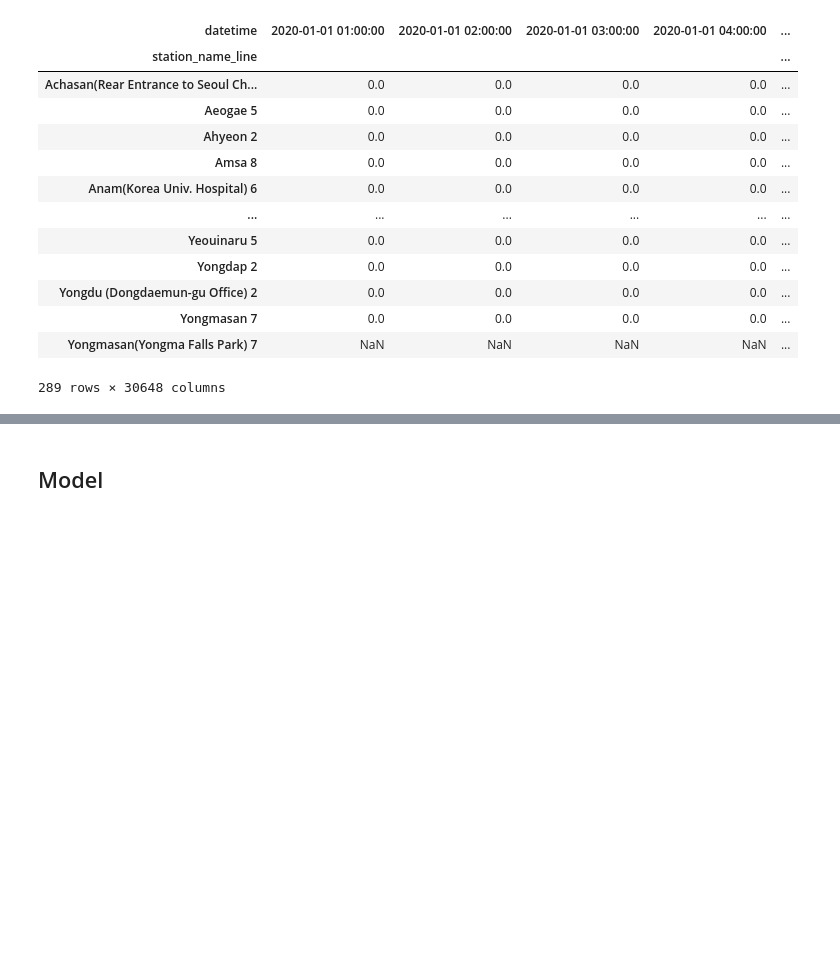
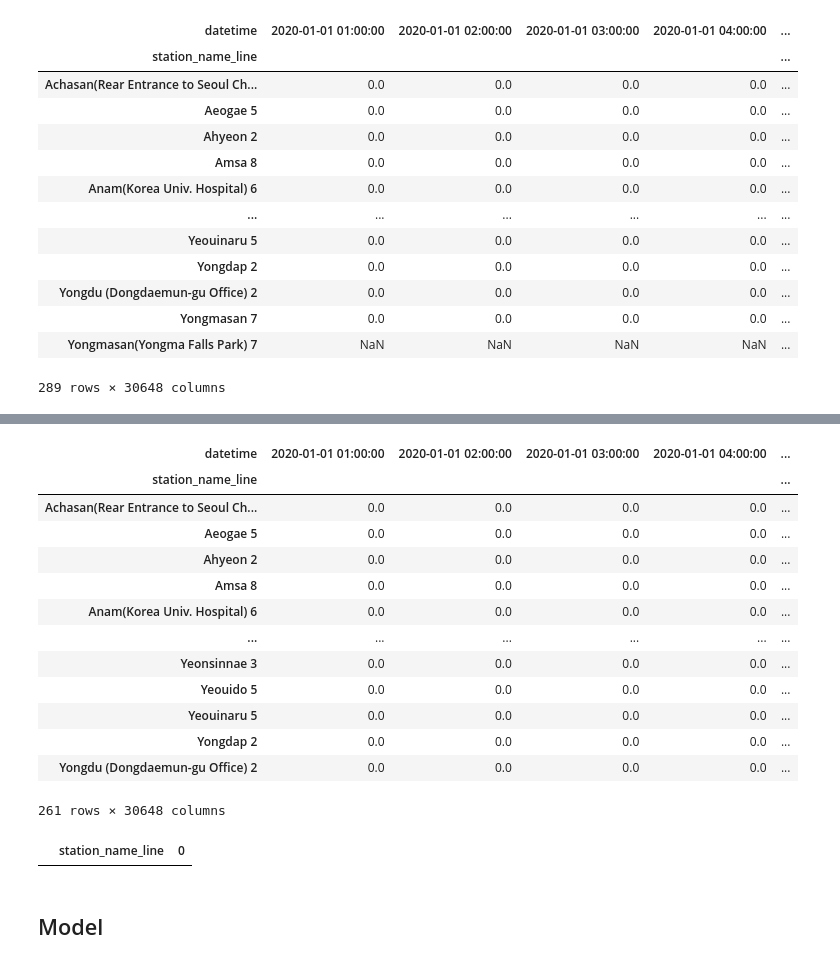
Before and after one commit to Arizona3000/metro_seoul, a Jupyter notebook: notebooks/lstm_model.ipynb, the cells around one changed output, grey strips where cells are left out. Saved outputs shown, nothing was run; the diff lists cells and outputs as text; code cells hidden in the pictures; blank space fills up the shorter version.

Commit message:
lstm_notebook

```diff
--- a/notebooks/lstm_model.ipynb
+++ b/notebooks/lstm_model.ipynb
@@ -116,4 +74,4 @@ df_lstm_exit
 | Yongmasan(Yongma Falls Park) 7 | NaN | NaN | NaN | NaN | ... |
 289 rows × 30648 columns
 # %%
-df_lstm_exit_p = df_lstm_exit.T
+df_lstm_exit_T = df_lstm_exit.T
@@ -170,3 +95,33 @@ df_lstm_exit.fillna(0)
+# %%
+for column in df_lstm_exit_T.columns:
+    if df_lstm_exit_T[column].isna().sum() > 0:
+        df_lstm_exit_T.drop(columns=column, inplace=True)
+    else:
+        pass
+# %%
+final_lstm_df_exit = df_lstm_exit_T.T
+# %%
+final_lstm_df_exit
+# %% [output]
+| datetime | 2020-01-01 01:00:00 | 2020-01-01 02:00:00 | 2020-01-01 03:00:00 | 2020-01-01 04:00:00 | ... |
+| station_name_line |  |  |  |  | ... |
+| Achasan(Rear Entrance to Seoul Ch... | 0.0 | 0.0 | 0.0 | 0.0 | ... |
+| Aeogae 5 | 0.0 | 0.0 | 0.0 | 0.0 | ... |
+| Ahyeon 2 | 0.0 | 0.0 | 0.0 | 0.0 | ... |
+| Amsa 8 | 0.0 | 0.0 | 0.0 | 0.0 | ... |
+| Anam(Korea Univ. Hospital) 6 | 0.0 | 0.0 | 0.0 | 0.0 | ... |
+| ... | ... | ... | ... | ... | ... |
+| Yeonsinnae 3 | 0.0 | 0.0 | 0.0 | 0.0 | ... |
+| Yeouido 5 | 0.0 | 0.0 | 0.0 | 0.0 | ... |
+| Yeouinaru 5 | 0.0 | 0.0 | 0.0 | 0.0 | ... |
+| Yongdap 2 | 0.0 | 0.0 | 0.0 | 0.0 | ... |
+| Yongdu (Dongdaemun-gu Office) 2 | 0.0 | 0.0 | 0.0 | 0.0 | ... |
+261 rows × 30648 columns
+# %%
+test = final_lstm_df_exit.isna().any(axis=1).reset_index()
+test[test[0] == True]
+# %% [output]
+|  | station_name_line | 0 |
 # %% [markdown]
 ## Model
 # %%
```
Also changed, not shown: parts of 11 cells of this notebook.
